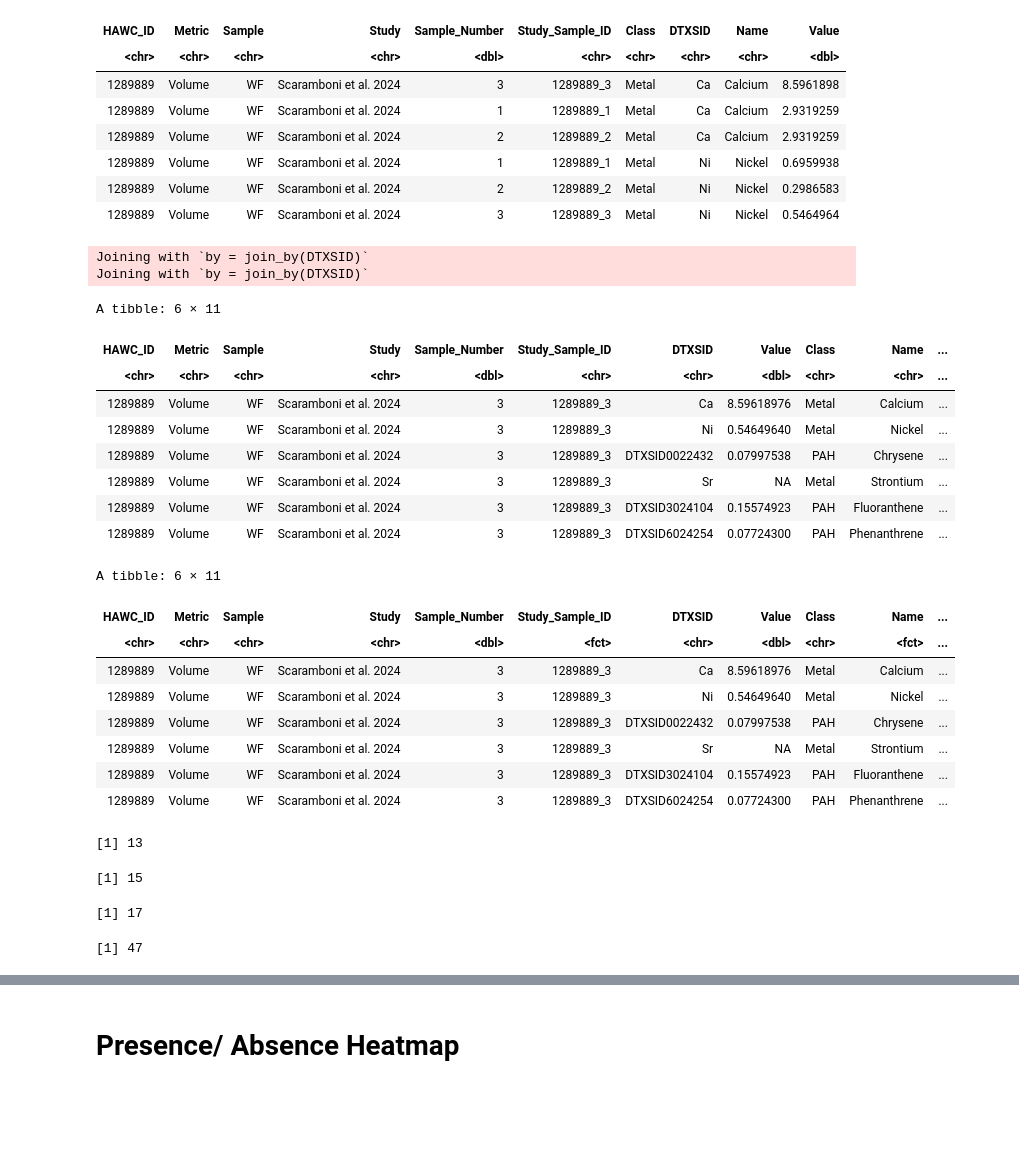
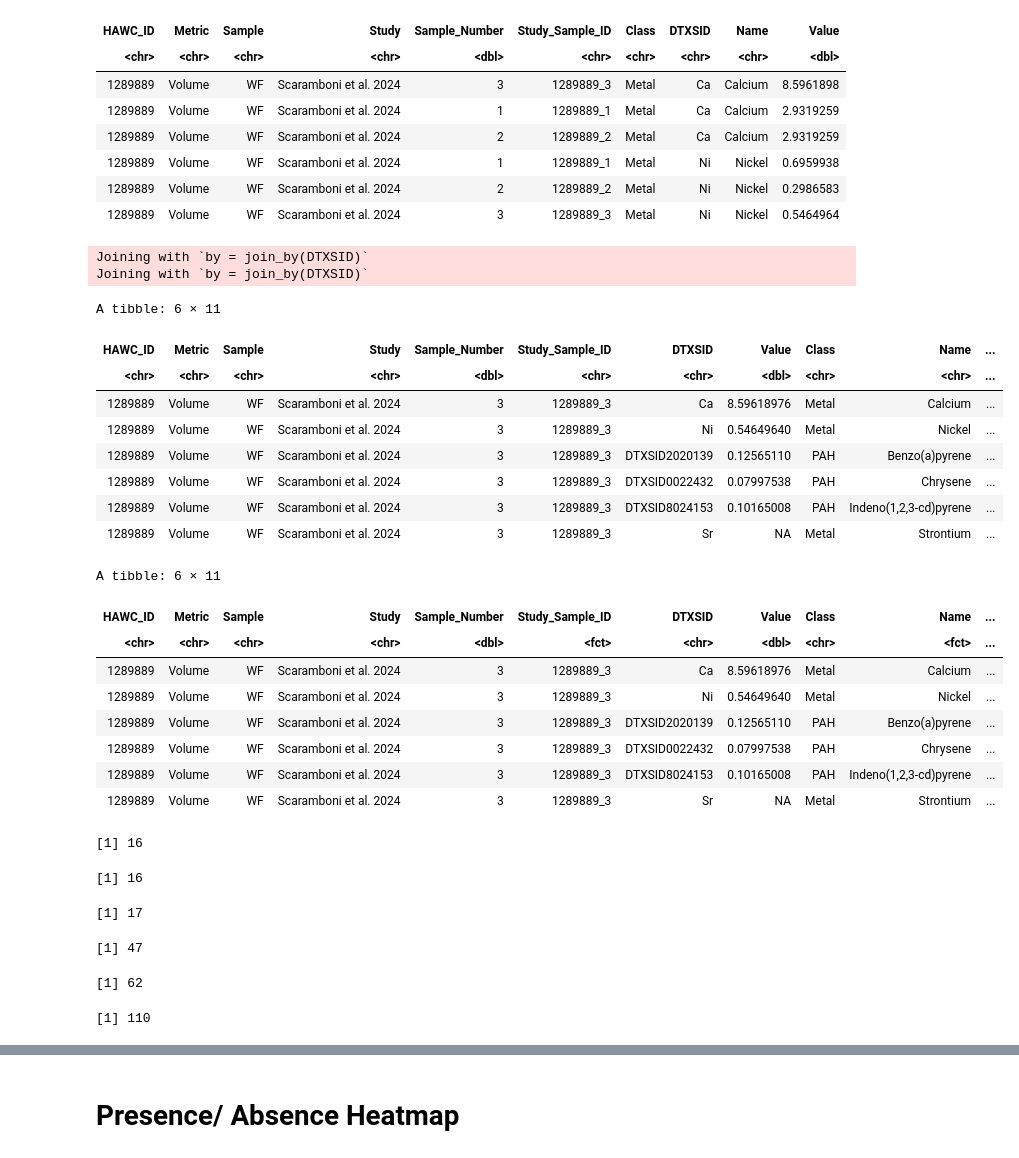
Before and after one commit to UNC-CEMALB/P1015.-Wildfire_Suffcient_Similiarity, a Jupyter notebook: 1. Data Processing/Data Processing.ipynb, the cells around one changed output, grey strips where cells are left out. Saved outputs shown, nothing was run; the diff lists cells and outputs as text; code cells hidden in the pictures; blank space fills up the shorter version.

```diff
--- a/1. Data Processing/Data Processing.ipynb
+++ b/1. Data Processing/Data Processing.ipynb
@@ -161,7 +161,7 @@ study_type_presence_df = filter1_df %>%
     # if an experimental value is there count it as being "present"
     mutate(count = ifelse(Value %notin% c('NA', 'ND'), 1, 0)) %>%
     # determining which have at least 20% experimental values for each chemical/metal
-    group_by(Metric, Class, HAWC_ID) %>%
+    group_by(Metric, HAWC_ID) %>%
     # calculating the percentage of experimental data points
     reframe(Study_Presence_Percentage = (sum(count)/n()) * 100) %>%
     filter(Study_Presence_Percentage >= 25)
@@ -180,5 +180,5 @@ A tibble: 6 × 4
 # %%
-filter2_df = inner_join(study_type_presence_df[,1:3], filter1_df)
+filter2_df = inner_join(study_type_presence_df[,1:2], filter1_df)
 
 head(filter2_df)
 # %% [output]
@@ -350,10 +346,12 @@ mar_weight_df$Value = as.numeric(mar_weight_df$Value)
 mar_vol_df$Value = as.numeric(mar_vol_df$Value)
 
 # reordering cols
-preimputed_weight_df = preimputed_weight_df[,c(3,1,4,6,7,8,2,9,5,10)] %>%
+col_order = c('HAWC_ID', 'Metric', 'Sample', 'Study', 'Sample_Number', 'Study_Sample_ID',
+              'Class', 'DTXSID', 'Name', 'Value')
+preimputed_weight_df = preimputed_weight_df[,col_order] %>%
     # normalizing data
     mutate(Value = log2(Value + 1))
-preimputed_vol_df = preimputed_vol_df[,c(3,1,4,6,7,8,2,9,5,10)] %>%
+preimputed_vol_df = preimputed_vol_df[,col_order] %>%
     # normalizing data
     mutate(Value = log2(Value + 1))
 
@@ -679,34 +668,34 @@ A tibble: 6 × 10
 # %%
 # Doing one more filtering step, bc the composition of the datasets has changed
 # but creating the dfs first
 # first converting values to "1" and missing data to "0"
 heatmap_vol_df = preimputed_vol_df %>%
     select(-c("Name", "Class")) %>%
     pivot_wider(names_from = "DTXSID", values_from = "Value") %>%
-    pivot_longer(cols = 7:19, names_to = "DTXSID", values_to = "Value") %>%
+    pivot_longer(cols = 7:22, names_to = "DTXSID", values_to = "Value") %>%
     left_join(unique(combined_df[,c(6,8,9)])) %>%
     mutate(Value2 = ifelse(Value %in% NA, "Absent", "Present"))
 
 heatmap_weight_df = preimputed_weight_df %>%
     select(-c("Name", "Class")) %>%
     pivot_wider(names_from = "DTXSID", values_from = "Value") %>%
-    pivot_longer(cols = 7:21, names_to = "DTXSID", values_to = "Value") %>%
+    pivot_longer(cols = 7:22, names_to = "DTXSID", values_to = "Value") %>%
     left_join(unique(combined_df[,c(6,8,9)])) %>%
     mutate(Value2 = ifelse(Value %in% NA, "Absent", "Present"))
 
 head(heatmap_vol_df)
 # %% [output]
 Joining with `by = join_by(DTXSID)`
 Joining with `by = join_by(DTXSID)`
 A tibble: 6 × 11
 | HAWC_ID | Metric | Sample | Study | Sample_Number | Study_Sample_ID | DTXSID | Value | Class | Name | ... |
 | <chr> | <chr> | <chr> | <chr> | <dbl> | <chr> | <chr> | <dbl> | <chr> | <chr> | ... |
 | 1289889 | Volume | WF | Scaramboni et al. 2024 | 3 | 1289889_3 | Ca | 8.59618976 | Metal | Calcium | ... |
 | 1289889 | Volume | WF | Scaramboni et al. 2024 | 3 | 1289889_3 | Ni | 0.54649640 | Metal | Nickel | ... |
+| 1289889 | Volume | WF | Scaramboni et al. 2024 | 3 | 1289889_3 | DTXSID2020139 | 0.12565110 | PAH | Benzo(a)pyrene | ... |
 | 1289889 | Volume | WF | Scaramboni et al. 2024 | 3 | 1289889_3 | DTXSID0022432 | 0.07997538 | PAH | Chrysene | ... |
+| 1289889 | Volume | WF | Scaramboni et al. 2024 | 3 | 1289889_3 | DTXSID8024153 | 0.10165008 | PAH | Indeno(1,2,3-cd)pyrene | ... |
 | 1289889 | Volume | WF | Scaramboni et al. 2024 | 3 | 1289889_3 | Sr | NA | Metal | Strontium | ... |
-| 1289889 | Volume | WF | Scaramboni et al. 2024 | 3 | 1289889_3 | DTXSID3024104 | 0.15574923 | PAH | Fluoranthene | ... |
-| 1289889 | Volume | WF | Scaramboni et al. 2024 | 3 | 1289889_3 | DTXSID6024254 | 0.07724300 | PAH | Phenanthrene | ... |
 # %%
 final_filter_step = function(preimputed_df){
     # ADD WORDS!!
@@ -752,15 +741,15 @@ A tibble: 6 × 11
 | <chr> | <chr> | <chr> | <chr> | <dbl> | <fct> | <chr> | <dbl> | <chr> | <fct> | ... |
 | 1289889 | Volume | WF | Scaramboni et al. 2024 | 3 | 1289889_3 | Ca | 8.59618976 | Metal | Calcium | ... |
 | 1289889 | Volume | WF | Scaramboni et al. 2024 | 3 | 1289889_3 | Ni | 0.54649640 | Metal | Nickel | ... |
+| 1289889 | Volume | WF | Scaramboni et al. 2024 | 3 | 1289889_3 | DTXSID2020139 | 0.12565110 | PAH | Benzo(a)pyrene | ... |
 | 1289889 | Volume | WF | Scaramboni et al. 2024 | 3 | 1289889_3 | DTXSID0022432 | 0.07997538 | PAH | Chrysene | ... |
+| 1289889 | Volume | WF | Scaramboni et al. 2024 | 3 | 1289889_3 | DTXSID8024153 | 0.10165008 | PAH | Indeno(1,2,3-cd)pyrene | ... |
 | 1289889 | Volume | WF | Scaramboni et al. 2024 | 3 | 1289889_3 | Sr | NA | Metal | Strontium | ... |
-| 1289889 | Volume | WF | Scaramboni et al. 2024 | 3 | 1289889_3 | DTXSID3024104 | 0.15574923 | PAH | Fluoranthene | ... |
-| 1289889 | Volume | WF | Scaramboni et al. 2024 | 3 | 1289889_3 | DTXSID6024254 | 0.07724300 | PAH | Phenanthrene | ... |
 # %%
 # How many metals/chemicals are now left in the dataset?
 length(unique(final_preimputed_vol_df$DTXSID))
 length(unique(final_preimputed_weight_df$DTXSID))
 # %% [output]
-[1] 13
+[1] 16
-[1] 15
+[1] 16
 # %%
@@ -770,6 +759,13 @@ length(unique(final_preimputed_weight_df$Study))
 # %% [output]
 [1] 17
 [1] 47
+# %%
+# How many samples are left?
+length(unique(final_preimputed_vol_df$Study_Sample_ID))
+length(unique(final_preimputed_weight_df$Study_Sample_ID))
+# %% [output]
+[1] 62
+[1] 110
 # %%
 # combining for export
 preimputed_final_df = rbind(final_preimputed_vol_df, final_preimputed_weight_df)
```
Also changed, not shown: parts of 26 cells of this notebook.
